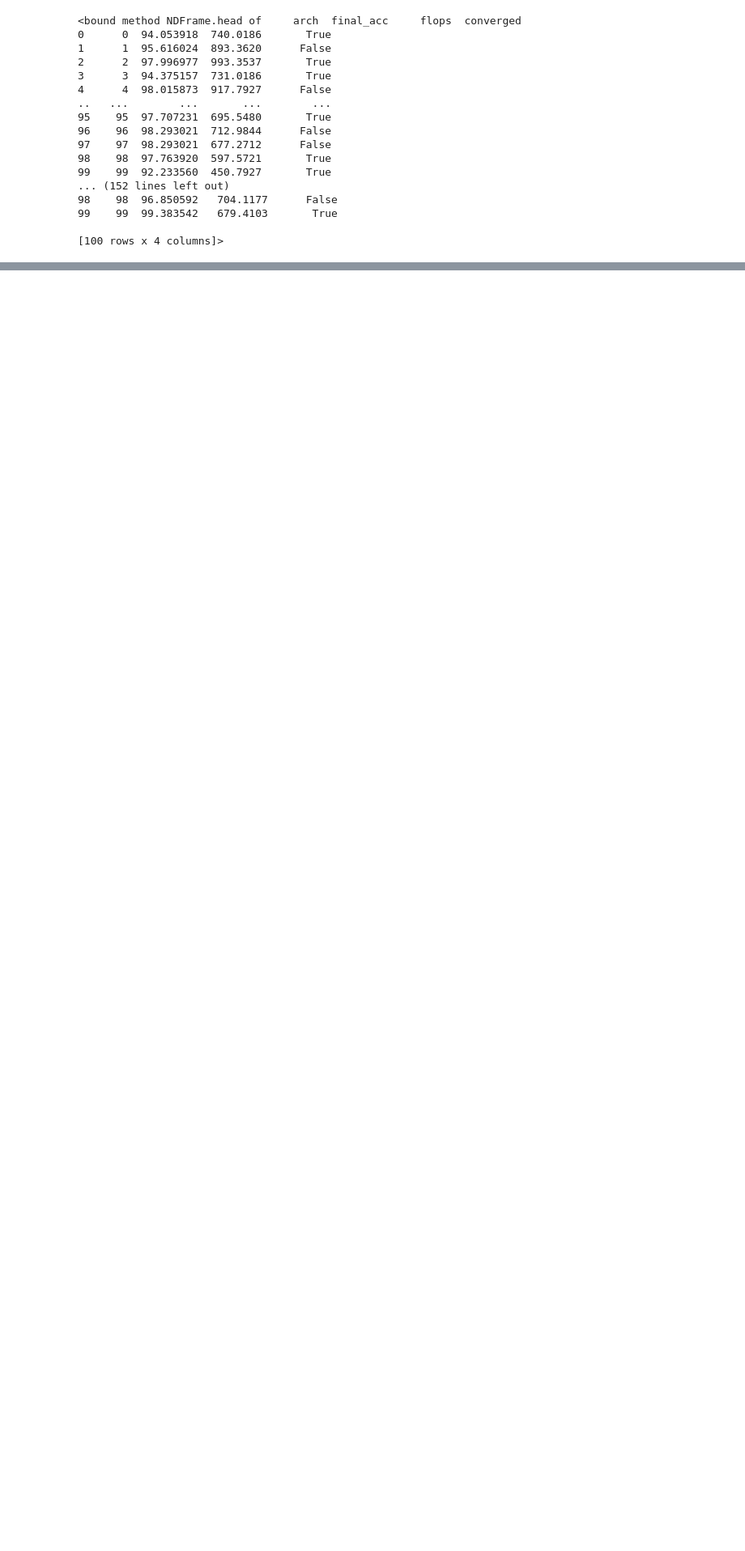
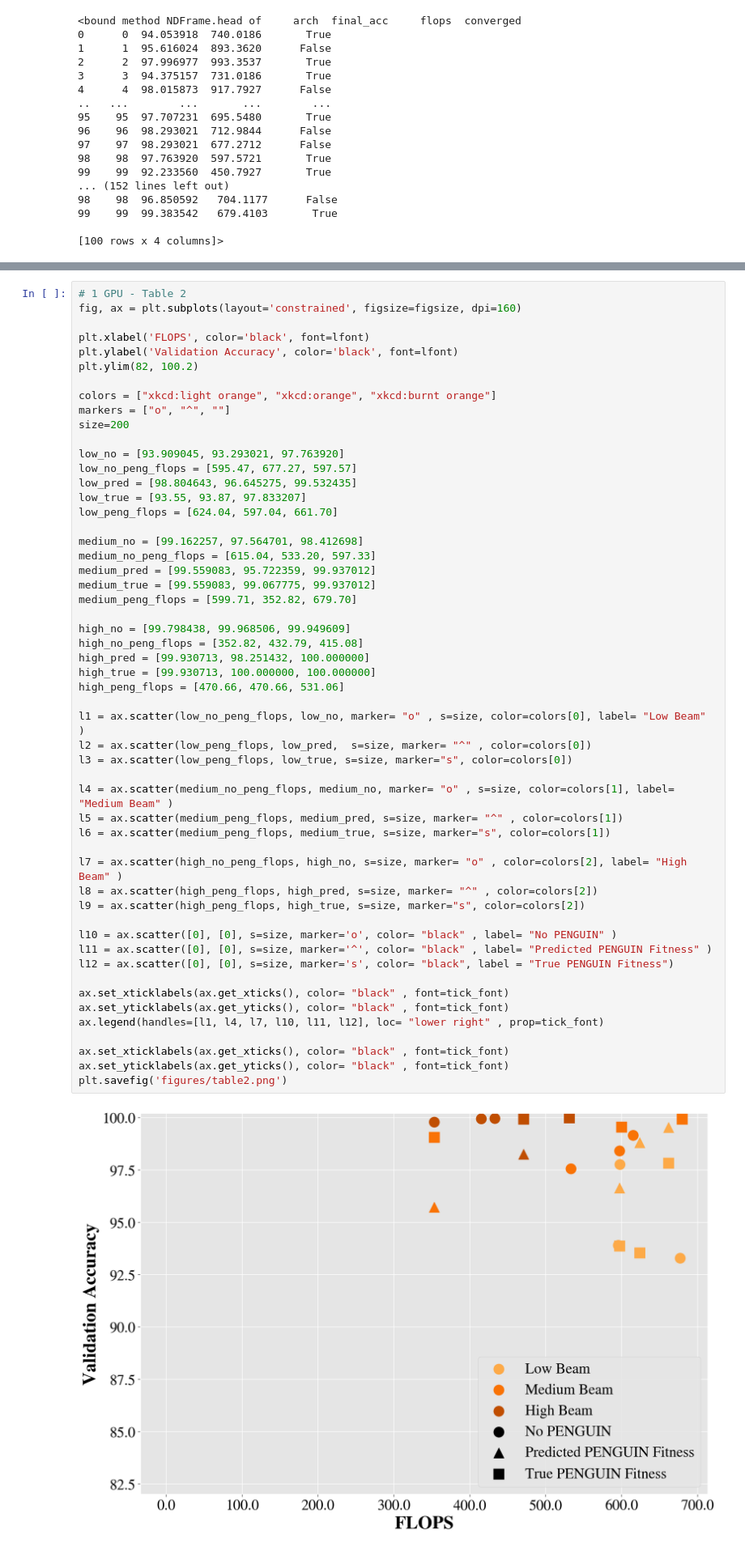
Before and after one commit to TauferLab/Reproducibility_A4NN_ICPP23, a Jupyter notebook: paper_analysis.ipynb, the cells around one changed output, grey strips where cells are left out. Shown at 81% size. Cells and saved outputs as stored; diff of their text form; blank space fills up the shorter version.

Commit message:
Table 2 & 3 graphs

```diff
--- a/paper_analysis.ipynb
+++ b/paper_analysis.ipynb
@@ -748,3 +748,58 @@ ax.set_yticklabels(ax.get_yticks(), color= "black" , font=tick_font)
 plt.savefig('figures/gpu4_pareto.png')
 # %% [output]
 [figure]
+# %%
+# 1 GPU - Table 2
+fig, ax = plt.subplots(layout='constrained', figsize=figsize, dpi=160)
+
+plt.xlabel('FLOPS', color='black', font=lfont)
+plt.ylabel('Validation Accuracy', color='black', font=lfont)
+plt.ylim(82, 100.2)
+
+colors = ["xkcd:light orange", "xkcd:orange", "xkcd:burnt orange"]
+markers = ["o", "^", ""]
+size=200
+
+low_no = [93.909045, 93.293021, 97.763920]
+low_no_peng_flops = [595.47, 677.27, 597.57]
+low_pred = [98.804643, 96.645275, 99.532435]
+low_true = [93.55, 93.87, 97.833207]
+low_peng_flops = [624.04, 597.04, 661.70]
+
+medium_no = [99.162257, 97.564701, 98.412698]
+medium_no_peng_flops = [615.04, 533.20, 597.33]
+medium_pred = [99.559083, 95.722359, 99.937012]
+medium_true = [99.559083, 99.067775, 99.937012]
+medium_peng_flops = [599.71, 352.82, 679.70]
+
+high_no = [99.798438, 99.968506, 99.949609]
+high_no_peng_flops = [352.82, 432.79, 415.08]
+high_pred = [99.930713, 98.251432, 100.000000]
+high_true = [99.930713, 100.000000, 100.000000]
+high_peng_flops = [470.66, 470.66, 531.06]
+
+l1 = ax.scatter(low_no_peng_flops, low_no, marker= "o" , s=size, color=colors[0], label= "Low Beam" )
+l2 = ax.scatter(low_peng_flops, low_pred,  s=size, marker= "^" , color=colors[0])
+l3 = ax.scatter(low_peng_flops, low_true, s=size, marker="s", color=colors[0])
+
+l4 = ax.scatter(medium_no_peng_flops, medium_no, marker= "o" , s=size, color=colors[1], label= "Medium Beam" )
+l5 = ax.scatter(medium_peng_flops, medium_pred, s=size, marker= "^" , color=colors[1])
+l6 = ax.scatter(medium_peng_flops, medium_true, s=size, marker="s", color=colors[1])
+
+l7 = ax.scatter(high_no_peng_flops, high_no, s=size, marker= "o" , color=colors[2], label= "High Beam" )
+l8 = ax.scatter(high_peng_flops, high_pred, s=size, marker= "^" , color=colors[2])
+l9 = ax.scatter(high_peng_flops, high_true, s=size, marker="s", color=colors[2])
+
+l10 = ax.scatter([0], [0], s=size, marker='o', color= "black" , label= "No PENGUIN" )
+l11 = ax.scatter([0], [0], s=size, marker='^', color= "black" , label= "Predicted PENGUIN Fitness" )
+l12 = ax.scatter([0], [0], s=size, marker='s', color= "black", label = "True PENGUIN Fitness")
+
+ax.set_xticklabels(ax.get_xticks(), color= "black" , font=tick_font)
+ax.set_yticklabels(ax.get_yticks(), color= "black" , font=tick_font)
+ax.legend(handles=[l1, l4, l7, l10, l11, l12], loc= "lower right" , prop=tick_font)
+
+ax.set_xticklabels(ax.get_xticks(), color= "black" , font=tick_font)
+ax.set_yticklabels(ax.get_yticks(), color= "black" , font=tick_font)
+plt.savefig('figures/table2.png')
+# %% [output]
+[figure, added]
```
Also changed, not shown: parts of 2 cells of this notebook, 2 other files.
